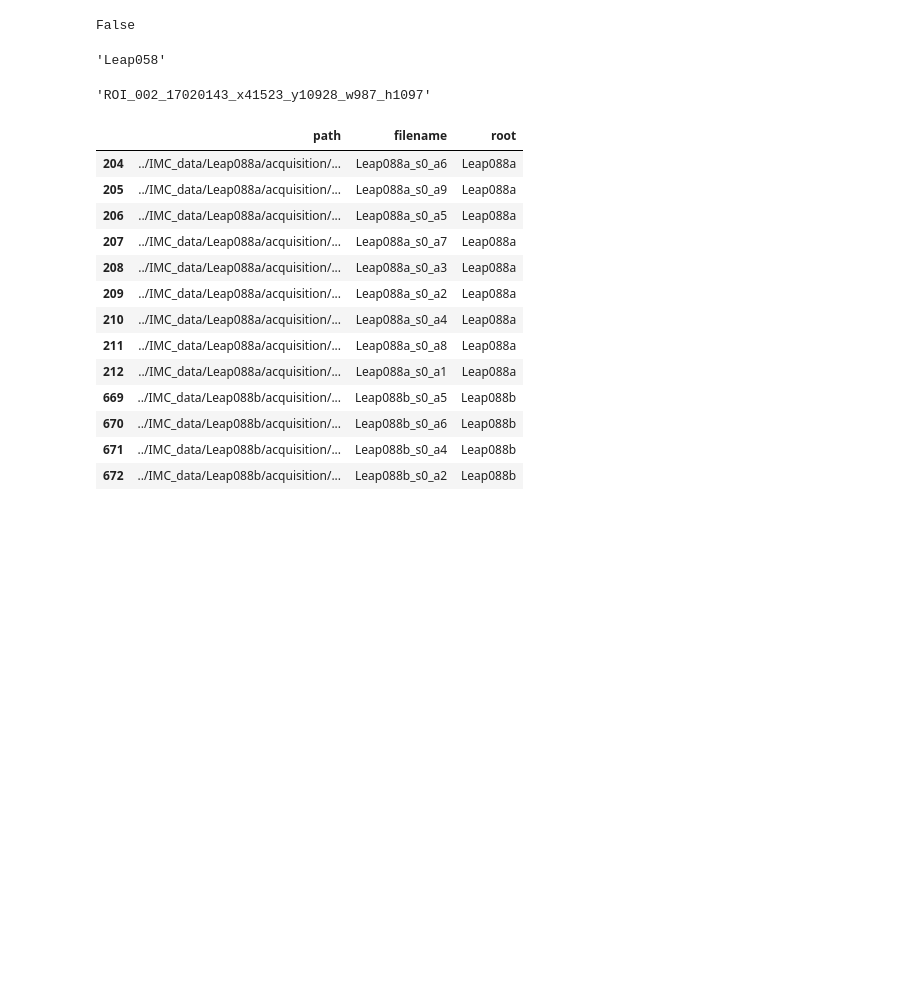
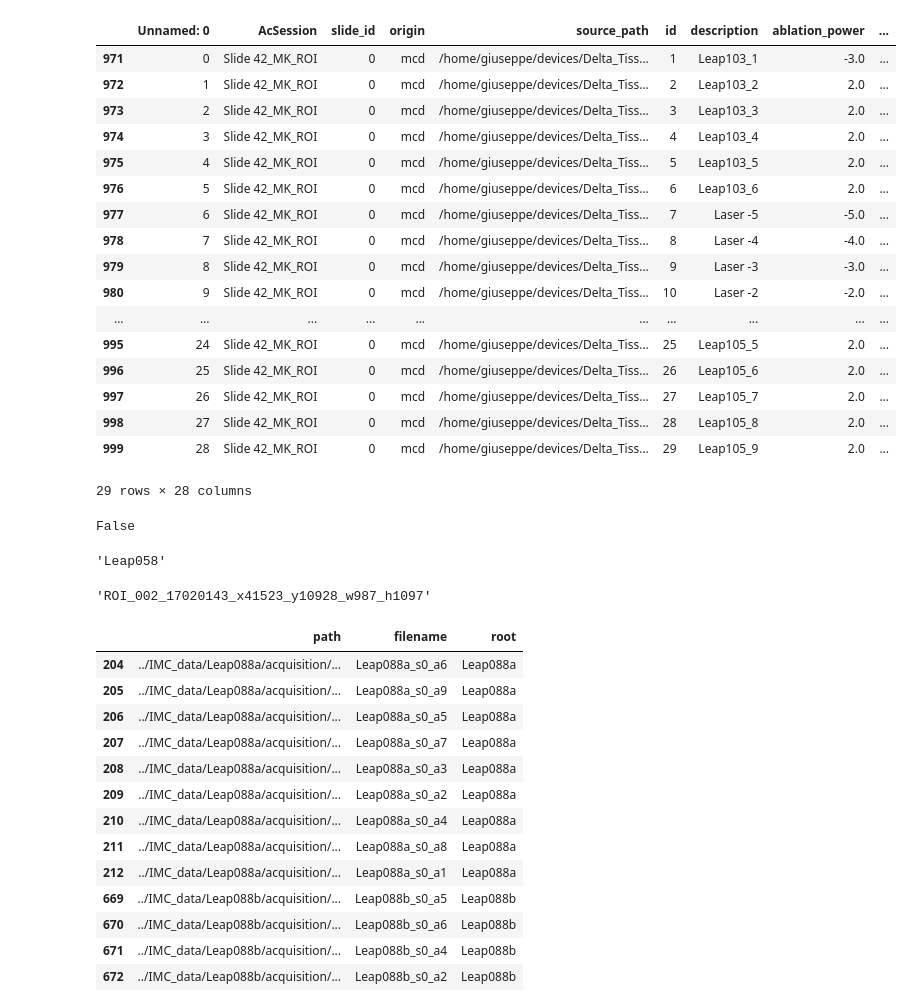
Before and after one commit to Schumacher-group/IMC_TNBC_analysis, a Jupyter notebook: reformatting_all_files.ipynb, the cells around one changed output. Drawn from its saved outputs; the diff is of its cells as text; code cells hidden in the pictures; blank space fills up the shorter version.

```diff
--- a/reformatting_all_files.ipynb
+++ b/reformatting_all_files.ipynb
@@ -33,6 +34,7 @@ def filter_hot_pixels(img: np.ndarray, thres: float) -> np.ndarray:
     max_neighbor_img = maximum_filter(img, footprint=kernel, mode="mirror")
     return np.where(img - max_neighbor_img > thres, max_neighbor_img, img)
 # %%
+tqdm.pandas()
 path0 = '../IMC_data'
 biobank = pd.read_excel(os.path.join(path0,'ExtraDocs','biobank list.xlsx'))
 biobank.rename({'BIOBANK ID':'BIOBANK_ID'},inplace=True,axis = 1)
@@ -47,7 +49,7 @@ path_tb['root'] = path_tb.path.astype(str).str.lstrip('../IMC_data/').str.split(
 new_names = []
 metadata = pd.read_csv(path0+'/acquisition_metadata.csv')
 metadata ['root'] = metadata.source_path.str.lstrip('/home/giuseppe/devices/Delta_Tissue/IMC/IMC_analysis../IMC_data').str.split('/').str[0]
-metadata.description.replace('170469269','17046926')#correct code for Leap54
+metadata['description'] = metadata['description'].str.replace('170469269','17046926')#correct code for Leap54
 panel_file = path_tb.iloc[0].path
 panel_file = panel_file.with_name(panel_file.name[:-9]+'.csv')
 panel = pd.read_csv(panel_file)
@@ -94,8 +96,9 @@ for _,file_row in tqdm(path_tb.iterrows()):
             Leap_ID = 'Leap017'
         else:
             Leap_ID = 'Leap018'
-
-    new_name = Leap_ID+'_'+row['id'].astype(str)
+    if Leap_ID == 'Slide 42_MK_ROI':
+        Leap_ID,row['id'] = description.split('_')
+    new_name = Leap_ID+'_'+str(row['id'])
     new_names+=[new_name]
 
     img = tifffile.imread(file_row.path)
@@ -144,3 +155,24 @@ Name: AcSession, dtype: object
+# %%
+metadata[metadata.AcSession=='Slide 42_MK_ROI']
+# %% [output]
+|  | Unnamed: 0 | AcSession | slide_id | origin | source_path | id | description | ablation_power | ... |
+| 971 | 0 | Slide 42_MK_ROI | 0 | mcd | /home/giuseppe/devices/Delta_Tiss... | 1 | Leap103_1 | -3.0 | ... |
+| 972 | 1 | Slide 42_MK_ROI | 0 | mcd | /home/giuseppe/devices/Delta_Tiss... | 2 | Leap103_2 | 2.0 | ... |
+| 973 | 2 | Slide 42_MK_ROI | 0 | mcd | /home/giuseppe/devices/Delta_Tiss... | 3 | Leap103_3 | 2.0 | ... |
+| 974 | 3 | Slide 42_MK_ROI | 0 | mcd | /home/giuseppe/devices/Delta_Tiss... | 4 | Leap103_4 | 2.0 | ... |
+| 975 | 4 | Slide 42_MK_ROI | 0 | mcd | /home/giuseppe/devices/Delta_Tiss... | 5 | Leap103_5 | 2.0 | ... |
+| 976 | 5 | Slide 42_MK_ROI | 0 | mcd | /home/giuseppe/devices/Delta_Tiss... | 6 | Leap103_6 | 2.0 | ... |
+| 977 | 6 | Slide 42_MK_ROI | 0 | mcd | /home/giuseppe/devices/Delta_Tiss... | 7 | Laser -5 | -5.0 | ... |
+| 978 | 7 | Slide 42_MK_ROI | 0 | mcd | /home/giuseppe/devices/Delta_Tiss... | 8 | Laser -4 | -4.0 | ... |
+| 979 | 8 | Slide 42_MK_ROI | 0 | mcd | /home/giuseppe/devices/Delta_Tiss... | 9 | Laser -3 | -3.0 | ... |
+| 980 | 9 | Slide 42_MK_ROI | 0 | mcd | /home/giuseppe/devices/Delta_Tiss... | 10 | Laser -2 | -2.0 | ... |
+| ... | ... | ... | ... | ... | ... | ... | ... | ... | ... |
+| 995 | 24 | Slide 42_MK_ROI | 0 | mcd | /home/giuseppe/devices/Delta_Tiss... | 25 | Leap105_5 | 2.0 | ... |
+| 996 | 25 | Slide 42_MK_ROI | 0 | mcd | /home/giuseppe/devices/Delta_Tiss... | 26 | Leap105_6 | 2.0 | ... |
+| 997 | 26 | Slide 42_MK_ROI | 0 | mcd | /home/giuseppe/devices/Delta_Tiss... | 27 | Leap105_7 | 2.0 | ... |
+| 998 | 27 | Slide 42_MK_ROI | 0 | mcd | /home/giuseppe/devices/Delta_Tiss... | 28 | Leap105_8 | 2.0 | ... |
+| 999 | 28 | Slide 42_MK_ROI | 0 | mcd | /home/giuseppe/devices/Delta_Tiss... | 29 | Leap105_9 | 2.0 | ... |
+29 rows × 28 columns
 # %%
 a = 'Leap067_068'
 any([ el in description for el in ['Leap067', 'Leap068']])
```
Also changed, not shown: parts of 3 cells of this notebook, 2 other files.
